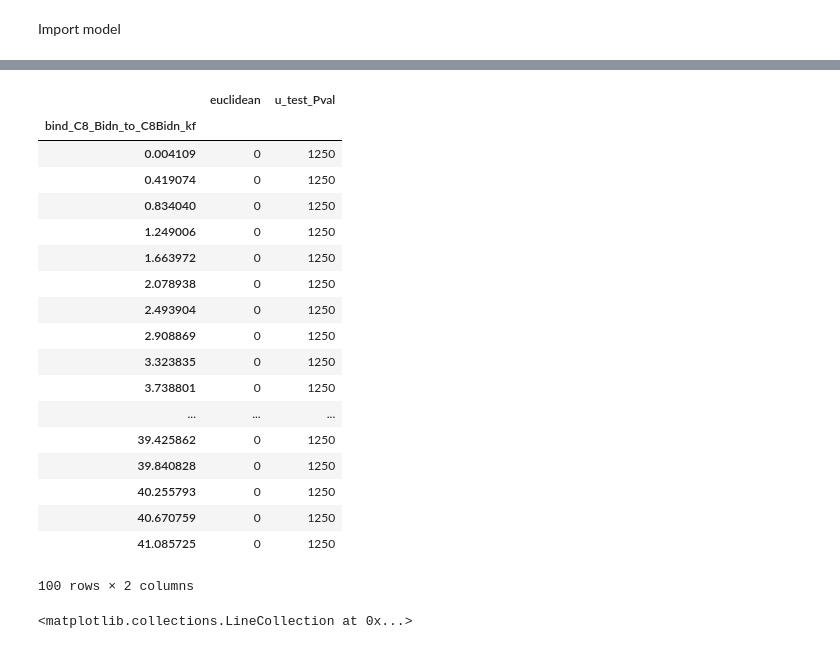
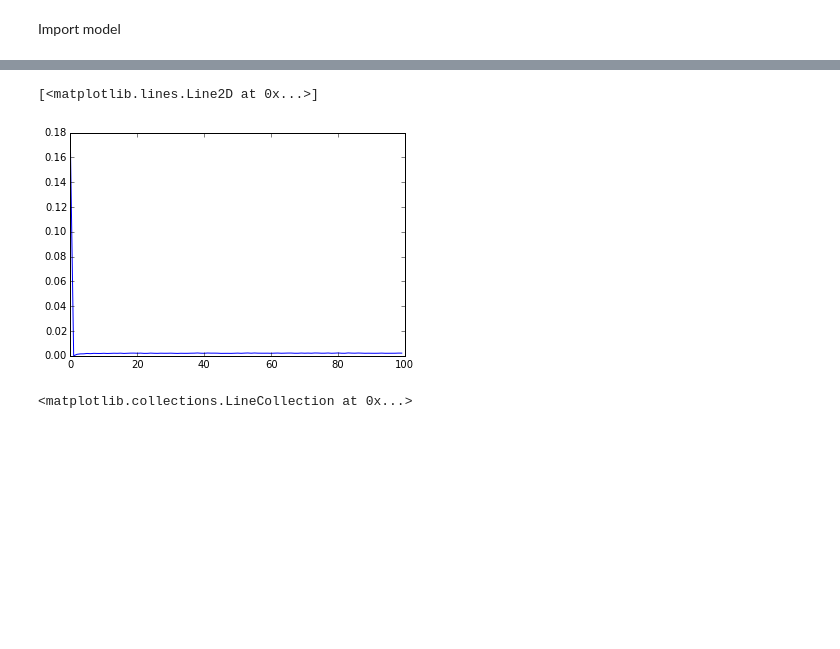
Before and after one commit to ortega2247/qsb, a Jupyter notebook: qsb_sensitivity.ipynb, the cells around one changed output, grey strips where cells are left out. Saved outputs shown, nothing was run; the diff lists cells and outputs as text; code cells hidden in the pictures; blank space fills up the shorter version.

```diff
--- a/qsb_sensitivity.ipynb
+++ b/qsb_sensitivity.ipynb
@@ -54,5 +45,10 @@ np.arange?
 # %%
-def messed_up_param(model,param,out_var,order_magnitude,samples):
+reload(m)
+# Extract initial conditions (We are not going to change these
+initial_conditions = [x[1] for x in m.model.initial_conditions]
+# Filter out initial concentrations from the parameters that we are going to use
+params_to_change = [param for param in m.model.parameters if not param in initial_conditions]
+def messed_up_param(model,param,out_var,samples):
     '''
     Measure the extent at which modifying a parameter of a model
     will change the production of a molecule specified by it
@@ -64,41 +60,44 @@ def messed_up_param(model,param,out_var,order_magnitude,samples):
     magnitude below and above its experimentally fitted value
     samples: samples to be generated
     '''
-    reload(m)
     # set integration interval
     t = np.linspace(0,200000)
     # Store original parameter value
-#     old_param_value = deepcopy(param.value)
+    print(param.value)
+    old_param_value = np.real(param.value)
     # The parameter will be modified _samples_ times
     # _order_magnitude_ orders of magnitude
-    value_list = np.linspace(old_param_value * 10**-order_magnitude,
-                             old_param_value * 10**order_magnitude,
-                             samples)
+
     # Solve the ODE system for the original model
     yout_old = odesolve(model.model, t)
     # Extract output variable to be analyzed
-    analyte = deepcopy(yout_old[out_var])
-    print("Parameter {} will be scanned for deviations of {} production ({} samples)".format(param.args[0],
-                                                                                             out_var,samples))
+    analyte = np.array([x for x in yout_old[out_var]])
+    print("Parameter {} will be scanned for deviations of {} production)".format(param.args[0],out_var))
     sample_output = {}
+#     fig = plt.figure(figsize=(20,20))
+#     axes = [fig.add_subplot(len(value_list)/3,len(value_list)/2,x) for x in range(1,len(value_list)+1)]
+    news = []
+#     print(value_list)
+    value_list = np.arange(old_param_value/samples,old_param_value*samples,old_param_value)
+#     value_list = np.arange(0,1,1e-5)
     for value in value_list:
-        reload(m)
-        # Reset model
-#         model.model.reset_equations()
         # Set the parameter to the new value
         param.value = value
         # Solve the ODE
+        Solver(model.model,t)
         yout = odesolve(model.model,t)
         # Extract the values of the analyte that is being compared
         new_analyte = yout[out_var]
+        news.append(new_analyte)
+#         print(param.value)
         # Calculate a U-test to see if the two distributions
         # are significantly different
         u_test = stats.mannwhitneyu(new_analyte,analyte)
         # Measure the euclidean distance between the sample and the original model
         euclidean = pdist([new_analyte,analyte])
-
         # Store result in dictionary
         sample_output[value] = [euclidean[0],u_test[0]]
+#         ax.plot(t,new_analyte)
         # Organize result as a table
         sample_output_table = pd.DataFrame.from_dict(sample_output,orient='index')
         sample_output_table.columns=['euclidean','u_test_Pval']
@@ -106,11 +105,11 @@ def messed_up_param(model,param,out_var,order_magnitude,samples):
         sample_output_table.reset_index(inplace=True)
         sample_output_table.sort(param.args[0],inplace=True)
         sample_output_table.set_index(param.args[0],inplace=True)
-#         print "euclidean distance: {}, P-value (U-test): {}".format(np.round(euclidean[0],2),u_test[1])
-    return sample_output_table
+#     fig.tight_layout()
+    return sample_output_table#,news,value_list,analyte
 # %%
 perturbations = {}
-for output in ['mBid']:#,'aSmac','cPARP']:
-    perturbations[output] = {param.args[0]: messed_up_param(m,param,output,2,100) for param in params_to_change[:2]}
+for output in ['mBid','aSmac','cPARP']:
+    perturbations[output] = {param.args[0]: messed_up_param(m,param,output,100) for param in params_to_change}
     print('\n')
 # %% [output]
@@ -119,25 +133,8 @@ Parameter bind_C8_Bidn_to_C8Bidn_kf will be scanned for deviations of mBid produ
-# %%
-perturbations['mBid']['bind_C8_Bidn_to_C8Bidn_kf']
-# %% [output]
-|  | euclidean | u_test_Pval |
-| bind_C8_Bidn_to_C8Bidn_kf |  |  |
-| 0.004109 | 0 | 1250 |
-| 0.419074 | 0 | 1250 |
-| 0.834040 | 0 | 1250 |
-| 1.249006 | 0 | 1250 |
-| 1.663972 | 0 | 1250 |
-| 2.078938 | 0 | 1250 |
-| 2.493904 | 0 | 1250 |
-| 2.908869 | 0 | 1250 |
-| 3.323835 | 0 | 1250 |
-| 3.738801 | 0 | 1250 |
-| ... | ... | ... |
-| 39.425862 | 0 | 1250 |
-| 39.840828 | 0 | 1250 |
-| 40.255793 | 0 | 1250 |
-| 40.670759 | 0 | 1250 |
-| 41.085725 | 0 | 1250 |
-100 rows × 2 columns
+# %%
+plt.plot(perturbations['mBid']['bind_C8_Bidn_to_C8Bidn_kf'][0]['euclidean'])
+# %% [output]
+[<matplotlib.lines.Line2D at 0x...>]
+[figure, added]
 # %%
 output = 'mBid'
 param = 'bind_C8_Bidn_to_C8Bidn_kf'
```
Also changed, not shown: parts of 5 cells of this notebook.
